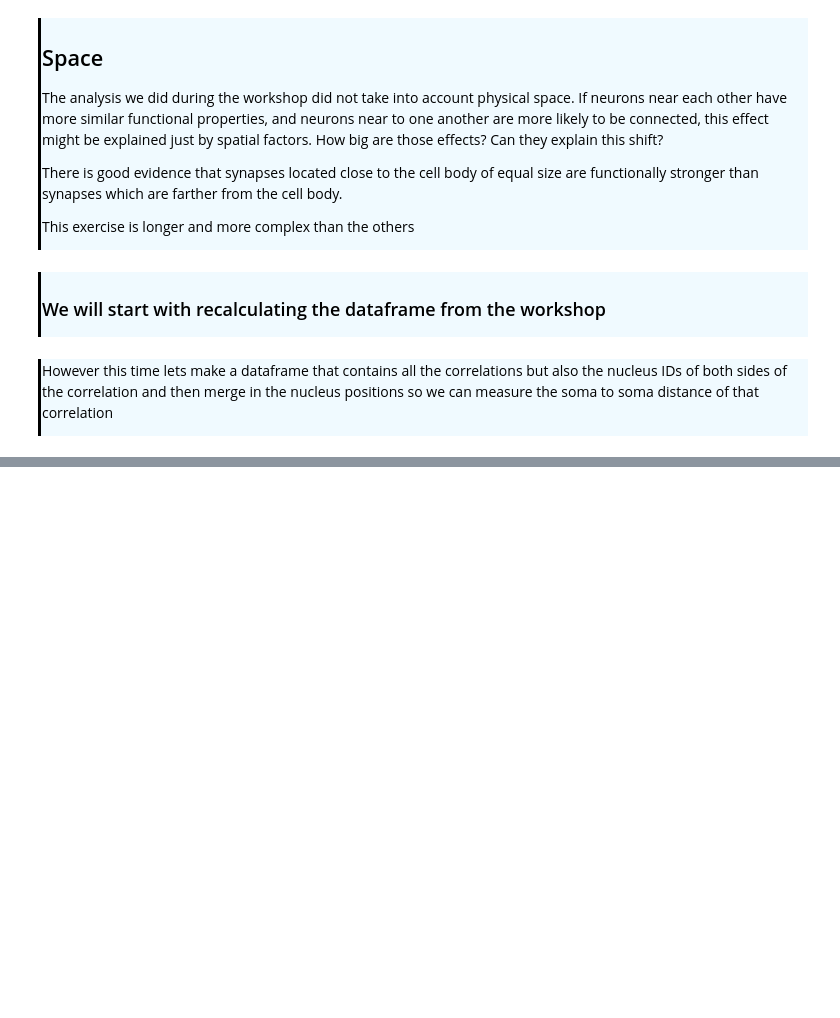
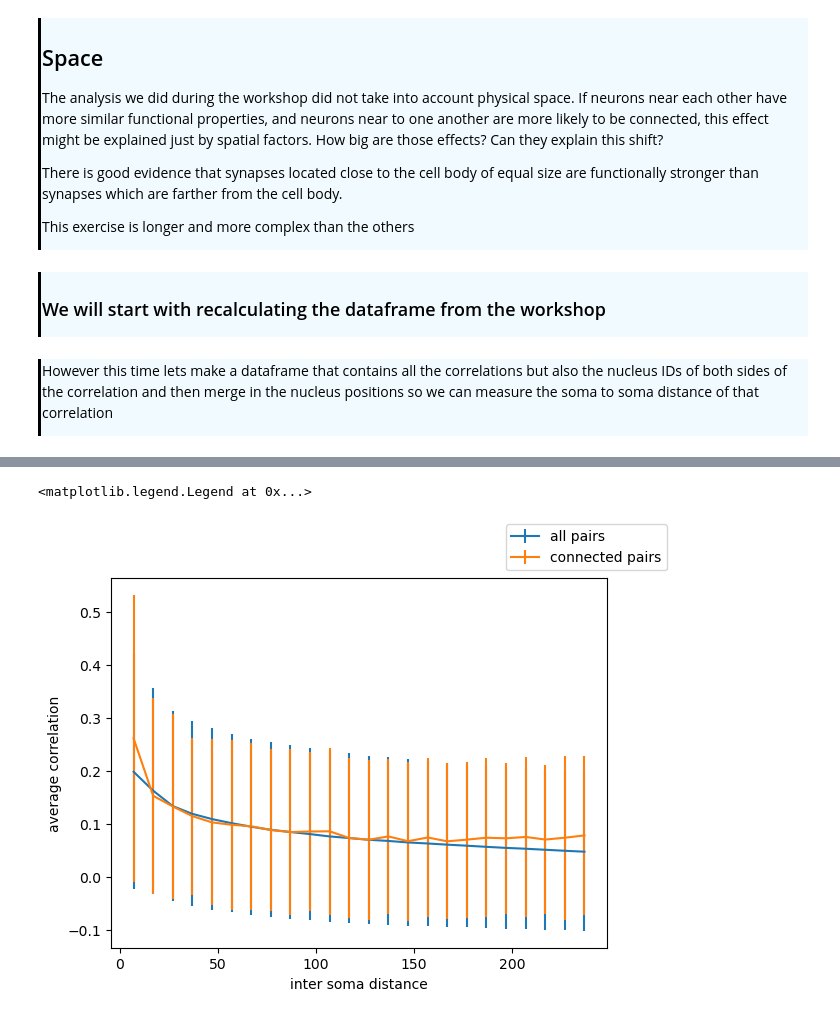
Before and after one commit to AllenInstitute/SWDB_CellTypeFunction, a Jupyter notebook: code/exercises/solutions/Space.ipynb, the cells around one changed output, grey strips where cells are left out. Saved outputs shown, nothing was run; the diff lists cells and outputs as text; code cells hidden in the pictures; blank space fills up the shorter version.

```diff
--- a/code/exercises/solutions/Space.ipynb
+++ b/code/exercises/solutions/Space.ipynb
@@ -156,0 +273,3 @@ len(nuc2)
+# %%
+# lets cut the dataframe down to just the columns we need
+df_conn=all_syn_dfm2[['pre_nuc_id', 'post_nuc_id', 'n_syn', 'sum_size', 'C', 'pre_pt_position', 'post_pt_position']]
@@ -156,0 +285,5 @@ len(nuc2)
+# %%
+# calculate the intersoma distance
+d_vec=np.vstack((df_conn.pre_pt_position-df_conn.post_pt_position).values)
+df_conn['soma_distance']=np.linalg.norm(d_vec, axis=1)
+df_conn['cortical_distance']=np.linalg.norm(d_vec[:,[0,2]], axis=1)
@@ -156,0 +301,39 @@ len(nuc2)
+# %%
+# filter out the soma distances of <2 microns
+# to discount the double roi cells
+df_conn=df_conn.query('soma_distance>2')
+# %%
+# use scipy.stats.binned_statistic
+# to measure correlation as a function of distance for connected
+
+mean_C_connected, bin_edges, dbin=scipy.stats.binned_statistic(x=df_conn.soma_distance,
+                             values=df_conn.C,
+                             statistic='mean',
+                             bins=Dbins)
+std_C_connected, bin_edges, dbin=scipy.stats.binned_statistic(x=df_conn.soma_distance,
+                             values=df_conn.C,
+                             statistic='std',
+                             bins=Dbins)
+mean_C_connected_cort, bin_edges, dbin=scipy.stats.binned_statistic(x=df_conn.cortical_distance,
+                             values=df_conn.C,
+                             statistic='mean',
+                             bins=Dbins)
+std_C_connected_cort, bin_edges, dbin=scipy.stats.binned_statistic(x=df_conn.cortical_distance,
+                             values=df_conn.C,
+                             statistic='std',
+                             bins=Dbins)
+# %%
+#  plot both curves for connected and all paris on top of one another
+# make a plot of mean Correlation and std error bars a function of distance
+f, ax=plt.subplots()
+
+
+ax.errorbar(bin_centers, mean_C, std_C)
+ax.errorbar(bin_centers, mean_C_connected, std_C_connected)
+
+ax.set_xlabel('inter soma distance')
+ax.set_ylabel('average correlation')
+f.legend(['all pairs', 'connected pairs'])
+# %% [output]
+<matplotlib.legend.Legend at 0x...>
+[figure, added]
```
Also changed, not shown: parts of 24 cells of this notebook, 5 other files.
